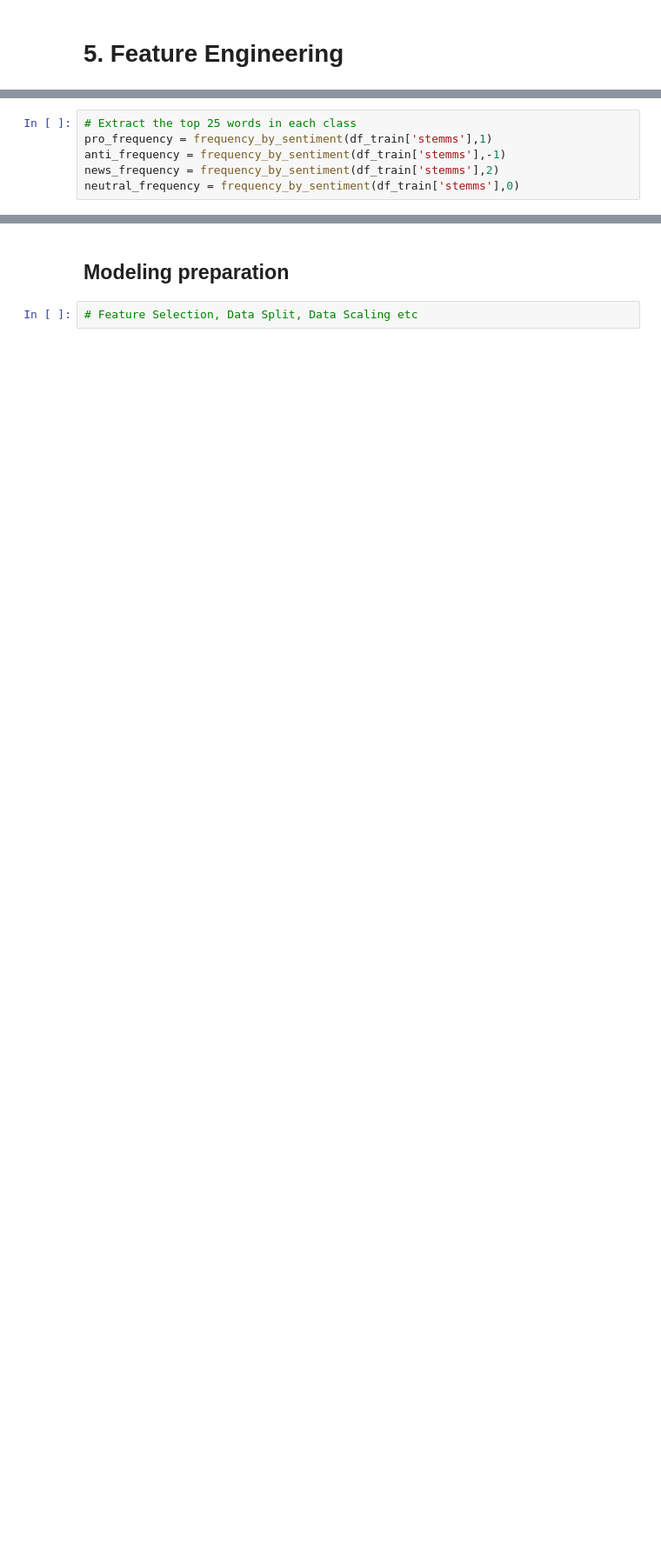
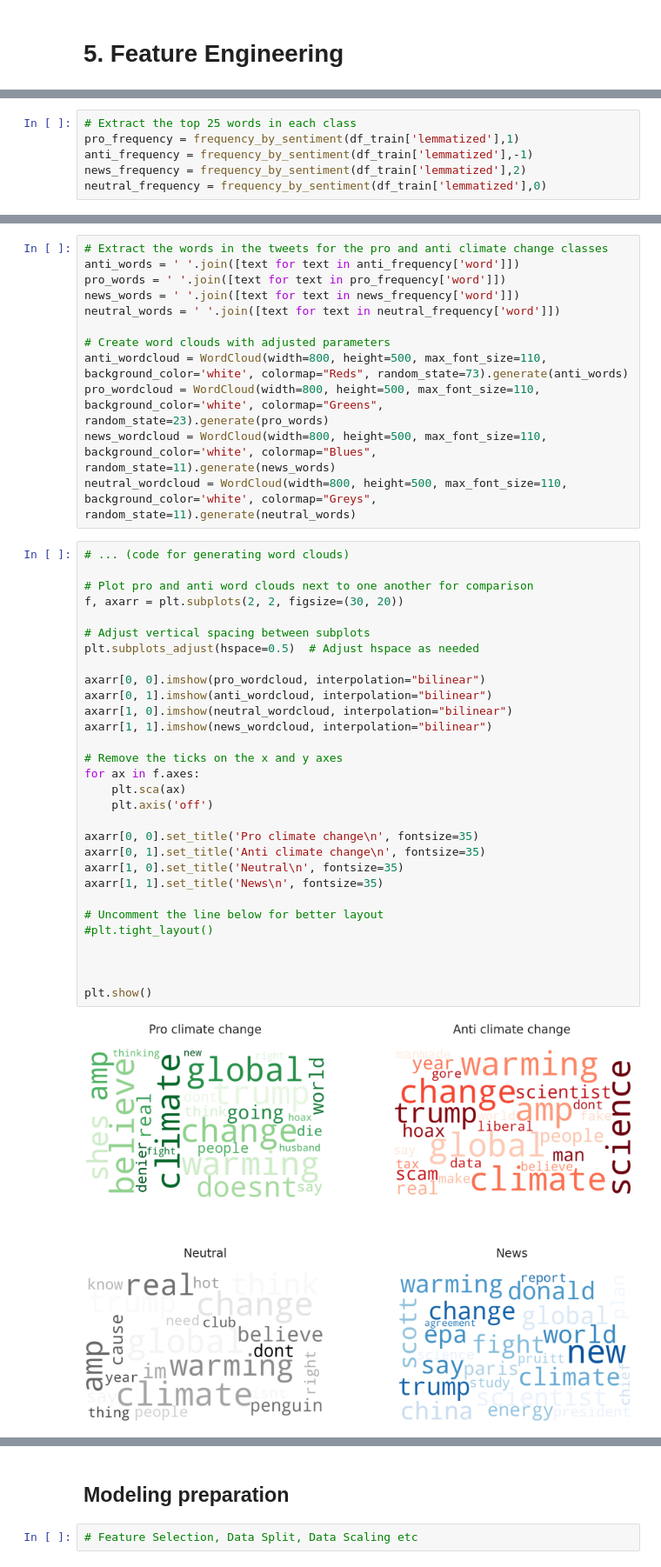
Before and after one commit to Sonkhe-Shongwe/Classification-Sprint-2307FTDS-Team-JL2, a Jupyter notebook: Classification_Sprint_2307FTDS_Team_JL2.ipynb, the cells around one changed output, grey strips where cells are left out. Shown at 87% size. Saved outputs shown, nothing was run; the diff lists cells and outputs as text; blank space fills up the shorter version.

Commit message:
Added Visuals

```diff
--- a/Classification_Sprint_2307FTDS_Team_JL2.ipynb
+++ b/Classification_Sprint_2307FTDS_Team_JL2.ipynb
@@ -591,7 +585,7 @@ def frequency_by_sentiment(tweet_series, sentiment_value):
     return frequency
 # %%
 # Extract the top 25 words in each class
-pro_frequency = frequency_by_sentiment(df_train['stemms'],1)
-anti_frequency = frequency_by_sentiment(df_train['stemms'],-1)
-news_frequency = frequency_by_sentiment(df_train['stemms'],2)
-neutral_frequency = frequency_by_sentiment(df_train['stemms'],0)
+pro_frequency = frequency_by_sentiment(df_train['lemmatized'],1)
+anti_frequency = frequency_by_sentiment(df_train['lemmatized'],-1)
+news_frequency = frequency_by_sentiment(df_train['lemmatized'],2)
+neutral_frequency = frequency_by_sentiment(df_train['lemmatized'],0)
@@ -617,0 +592,44 @@ pro_frequency
+# %%
+# Extract the words in the tweets for the pro and anti climate change classes
+anti_words = ' '.join([text for text in anti_frequency['word']])
+pro_words = ' '.join([text for text in pro_frequency['word']])
+news_words = ' '.join([text for text in news_frequency['word']])
+neutral_words = ' '.join([text for text in neutral_frequency['word']])
+
+# Create word clouds with adjusted parameters
+anti_wordcloud = WordCloud(width=800, height=500, max_font_size=110, background_color='white', colormap="Reds", random_state=73).generate(anti_words)
+pro_wordcloud = WordCloud(width=800, height=500, max_font_size=110, background_color='white', colormap="Greens", random_state=23).generate(pro_words)
+news_wordcloud = WordCloud(width=800, height=500, max_font_size=110, background_color='white', colormap="Blues", random_state=11).generate(news_words)
+neutral_wordcloud = WordCloud(width=800, height=500, max_font_size=110, background_color='white', colormap="Greys", random_state=11).generate(neutral_words)
+# %%
+# ... (code for generating word clouds)
+
+# Plot pro and anti word clouds next to one another for comparison
+f, axarr = plt.subplots(2, 2, figsize=(30, 20))
+
+# Adjust vertical spacing between subplots
+plt.subplots_adjust(hspace=0.5)  # Adjust hspace as needed
+
+axarr[0, 0].imshow(pro_wordcloud, interpolation="bilinear")
+axarr[0, 1].imshow(anti_wordcloud, interpolation="bilinear")
+axarr[1, 0].imshow(neutral_wordcloud, interpolation="bilinear")
+axarr[1, 1].imshow(news_wordcloud, interpolation="bilinear")
+
+# Remove the ticks on the x and y axes
+for ax in f.axes:
+    plt.sca(ax)
+    plt.axis('off')
+
+axarr[0, 0].set_title('Pro climate change\n', fontsize=35)
+axarr[0, 1].set_title('Anti climate change\n', fontsize=35)
+axarr[1, 0].set_title('Neutral\n', fontsize=35)
+axarr[1, 1].set_title('News\n', fontsize=35)
+
+# Uncomment the line below for better layout
+#plt.tight_layout()
+
+
+
+plt.show()
+# %% [output]
+[figure, added]
```
Also changed, not shown: parts of 61 cells of this notebook.
